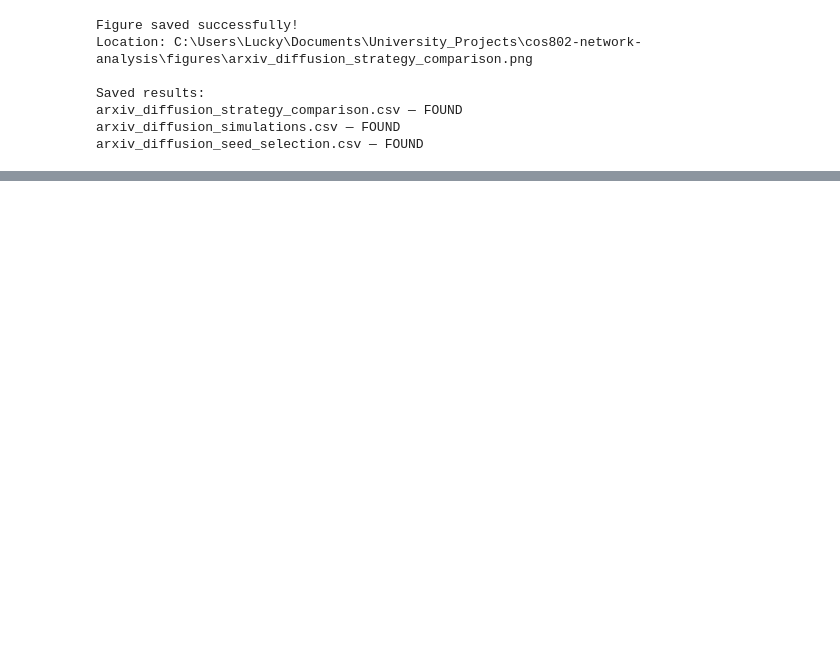
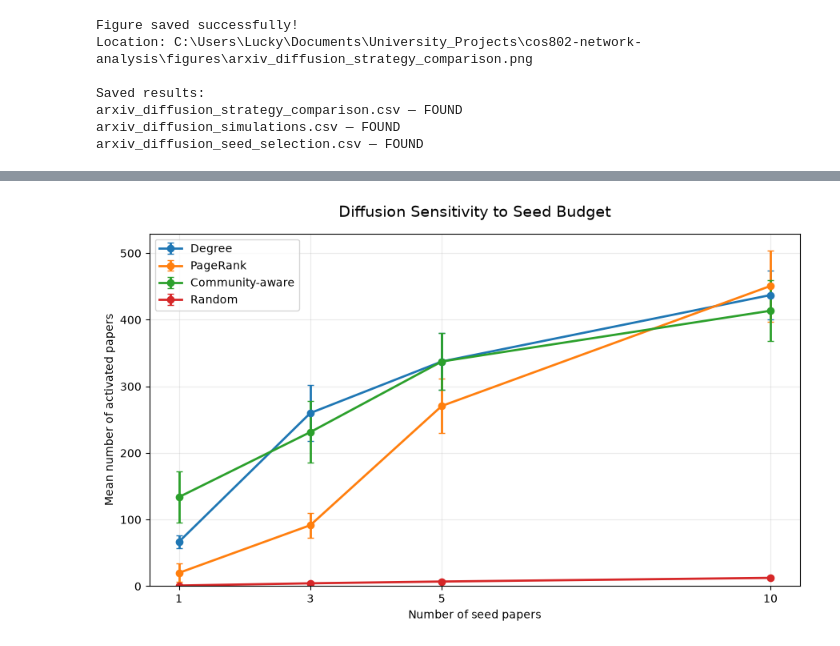
Before and after one commit to Sav-lets/cos802-network-analysis, a Jupyter notebook: notebooks/08_arxiv_diffusion.ipynb, the cells around one changed output, grey strips where cells are left out. Cells and saved outputs as stored; diff of their text form; code cells hidden in the pictures; blank space fills up the shorter version.

```diff
--- a/notebooks/08_arxiv_diffusion.ipynb
+++ b/notebooks/08_arxiv_diffusion.ipynb
@@ -1006,0 +1268,85 @@ Initial diffusion experiment committed and pushed!
+# %%
+
+# Step 7.4D — Save and visualise seed-budget sensitivity
+
+import matplotlib.pyplot as plt
+
+# Save numerical results
+budget_results_path = (
+    results_folder / "arxiv_diffusion_budget_sensitivity.csv"
+)
+
+budget_results_df.to_csv(
+    budget_results_path,
+    index=False
+)
+
+# Plot mean spread by seed budget
+fig, ax = plt.subplots(figsize=(9, 5.5))
+
+strategy_order = [
+    "Degree",
+    "PageRank",
+    "Community-aware",
+    "Random"
+]
+
+for strategy in strategy_order:
+
+    strategy_data = (
+        budget_results_df[
+            budget_results_df["strategy"] == strategy
+        ]
+        .sort_values("seed_budget")
+    )
+
+    ax.errorbar(
+        strategy_data["seed_budget"],
+        strategy_data["mean_spread"],
+        yerr=strategy_data["std_spread"],
+        marker="o",
+        linewidth=2,
+        capsize=3,
+        label=strategy
+    )
+
+ax.set_title(
+    "Diffusion Sensitivity to Seed Budget",
+    fontsize=14,
+    pad=15
+)
+
+ax.set_xlabel("Number of seed papers")
+ax.set_ylabel("Mean number of activated papers")
+
+ax.set_xticks(seed_budgets)
+ax.set_ylim(bottom=0)
+
+ax.grid(alpha=0.25)
+ax.legend()
+
+plt.tight_layout()
+
+figure_path = (
+    figures_folder / "arxiv_diffusion_budget_sensitivity.png"
+)
+
+fig.savefig(
+    figure_path,
+    dpi=300,
+    bbox_inches="tight"
+)
+
+plt.show()
+
+assert budget_results_path.exists()
+assert figure_path.exists()
+
+print("FILES SAVED")
+print("-" * 55)
+print(budget_results_path.resolve())
+print(figure_path.resolve())
+
+print("\nSeed-budget sensitivity results saved successfully!")
+# %% [output]
+[figure, added]
```
Also changed, not shown: parts of 12 cells of this notebook, 8 other files.
